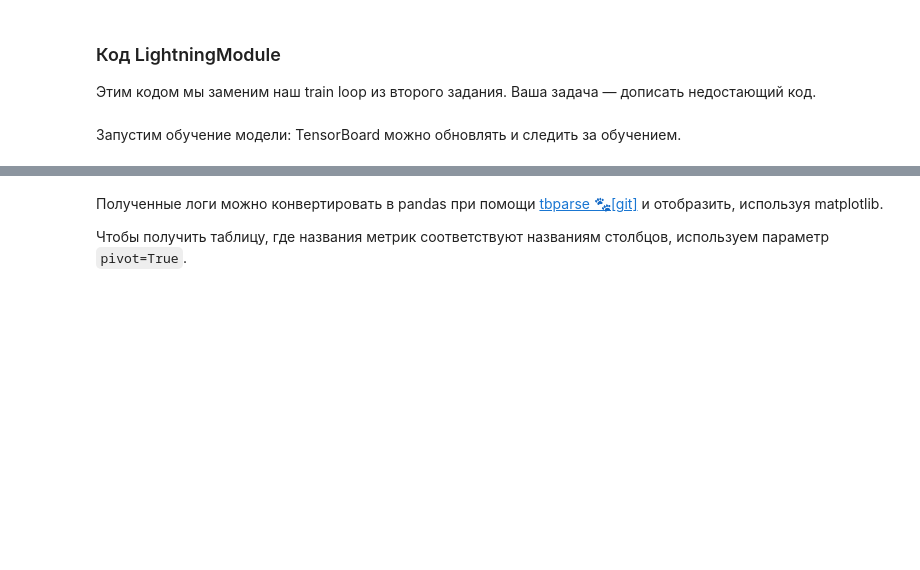
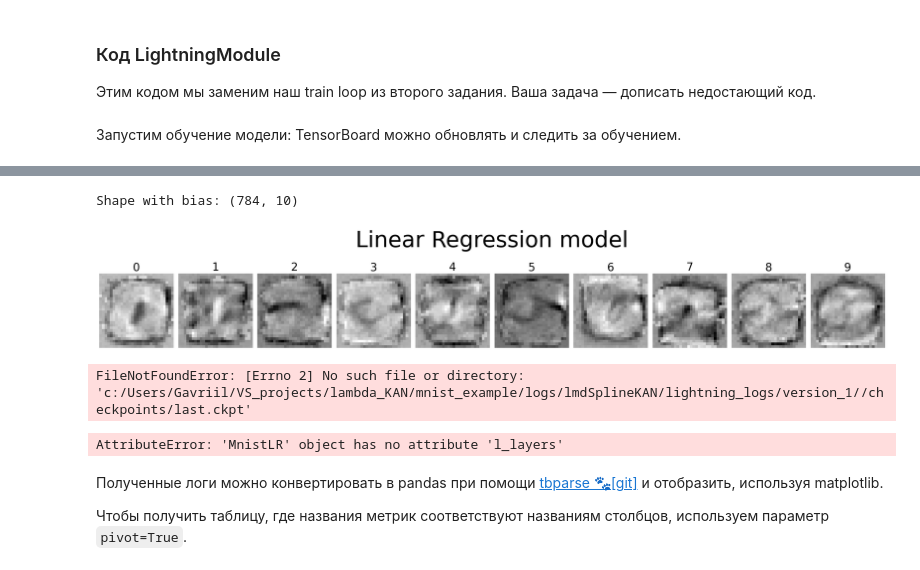
Before and after one commit to Gavr101/lambda_KAN, a Jupyter notebook: mnist_example/MNIST_example.ipynb, the cells around one changed output, grey strips where cells are left out. Drawn from its saved outputs; the diff is of its cells as text; code cells hidden in the pictures; blank space fills up the shorter version.

Commit message:
Added loading from checkpoints

```diff
--- a/mnist_example/MNIST_example.ipynb
+++ b/mnist_example/MNIST_example.ipynb
@@ -528,0 +573,10 @@ Loaded model weights from the checkpoint at ./logs/KAN/lightning_logs\version_0\
+# %%
+log_path='logs/LR/lightning_logs/version_0/'
+ckpt_path = f"{log_path}/checkpoints/last.ckpt"
+
+pl_model = LModel.load_from_checkpoint(ckpt_path)
+
+# Load the best checkpoint automatically (lightning tracks this for you)
+LR_acc = trainer.test(
+    model=pl_model, dataloaders=test_loader, verbose=True)[0]['MulticlassAccuracy']
+pl_model
@@ -529,3 +590,31 @@ Loaded model weights from the checkpoint at ./logs/KAN/lightning_logs\version_0\
+# %%
+LR_layer = pl_model.model.layers[1].state_dict()
+W = LR_layer['weight'].permute(1,0).detach().clone().numpy()
+
+show_sensitivity(W, title='Linear Regression model')
+# %% [output]
+Shape with bias: (784, 10)
+[figure, added]
+# %%
+log_path='logs/lmdSplineKAN/lightning_logs/version_0/'
+ckpt_path = f"{log_path}/checkpoints/last.ckpt"
+
+pl_model = LModel.load_from_checkpoint(ckpt_path)
+# Load the best checkpoint automatically (lightning tracks this for you)
+lmdKAN_acc = trainer.test(
+    model=pl_model, dataloaders=test_loader, verbose=True)[0]['MulticlassAccuracy']
+pl_model
+# %% [output]
+FileNotFoundError: [Errno 2] No such file or directory: 'c:/Users/Gavriil/VS_projects/lambda_KAN/mnist_example/logs/lmdSplineKAN/lightning_logs/version_1//checkpoints/last.ckpt'
+# %%
+lmd_W = []
+for i in range(10):
+    lmd_W.append(pl_model.model.l_layers[9][1].lmd.detach().clone().numpy())
+
+lmd_W = np.array(lmd_W).transpose(1,0)
+show_sensitivity(lmd_W, title='lambda KAN model')
+# %% [output]
+AttributeError: 'MnistLR' object has no attribute 'l_layers'
 # %% [markdown]
 Полученные логи можно конвертировать в pandas при помощи [tbparse 🐾[git]](https://github.com/j3soon/tbparse) и отобразить, используя matplotlib.
 
```
Also changed, not shown: parts of 23 cells of this notebook, 1 other file.
